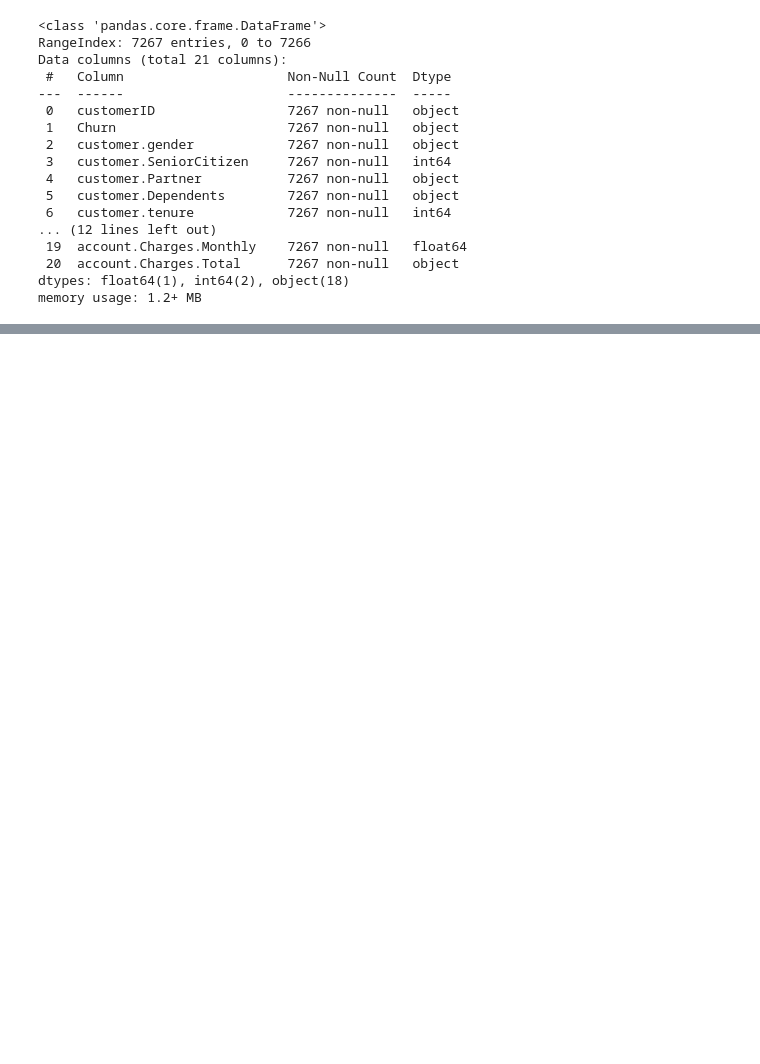
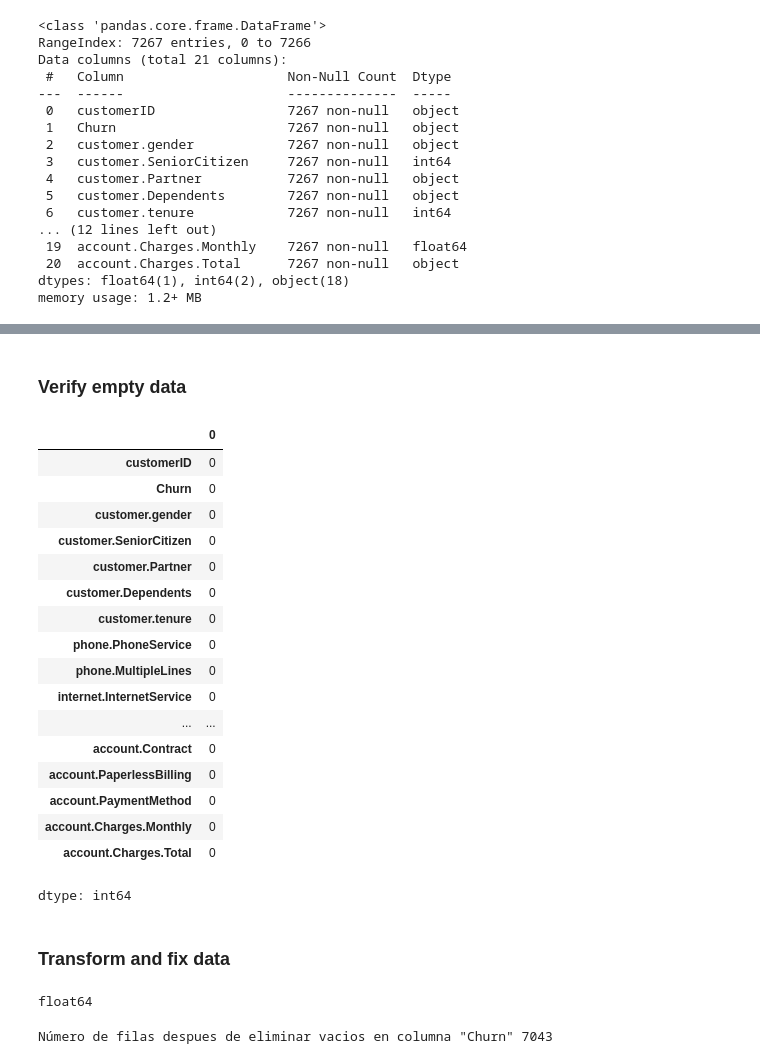
Before and after one commit to luiska147/telecom_x_1, a Jupyter notebook: Desafio_Telecom_X_1.ipynb, the cells around one changed output, grey strips where cells are left out. Drawn from its saved outputs; the diff is of its cells as text; code cells hidden in the pictures; blank space fills up the shorter version.

Commit message:
data transform

```diff
--- a/Desafio_Telecom_X_1.ipynb
+++ b/Desafio_Telecom_X_1.ipynb
@@ -74,6 +74,3 @@ Data columns (total 21 columns):
  20  account.Charges.Total      7267 non-null   object
 dtypes: float64(1), int64(2), object(18)
 memory usage: 1.2+ MB
-# %%
-datos_normalizados['customerID'] = datos_normalizados['customerID'].astype(str)
-datos_normalizados.info()
@@ -97,0 +132,35 @@ memory usage: 1.2+ MB
+# %% [markdown]
+### Verify empty data
+# %%
+datos_normalizados.apply(lambda x: x.astype(str).str.strip() == '').sum()
+# %% [output]
+|  | 0 |
+| customerID | 0 |
+| Churn | 0 |
+| customer.gender | 0 |
+| customer.SeniorCitizen | 0 |
+| customer.Partner | 0 |
+| customer.Dependents | 0 |
+| customer.tenure | 0 |
+| phone.PhoneService | 0 |
+| phone.MultipleLines | 0 |
+| internet.InternetService | 0 |
+| ... | ... |
+| account.Contract | 0 |
+| account.PaperlessBilling | 0 |
+| account.PaymentMethod | 0 |
+| account.Charges.Monthly | 0 |
+| account.Charges.Total | 0 |
+dtype: int64
+# %% [markdown]
+### Transform and fix data
+# %%
+datos_normalizados['account.Charges.Total'] = datos_normalizados['account.Charges.Total'].apply(pd.to_numeric, errors='coerce')
+print(datos_normalizados['account.Charges.Total'].dtype)
+# %% [output]
+float64
+# %%
+datos_normalizados = datos_normalizados[datos_normalizados['Churn'].str.strip() != '']
+print('Número de filas despues de eliminar vacios en columna "Churn"', len(datos_normalizados))
+# %% [output]
+Número de filas despues de eliminar vacios en columna "Churn" 7043
```
Also changed, not shown: parts of 13 cells of this notebook.
